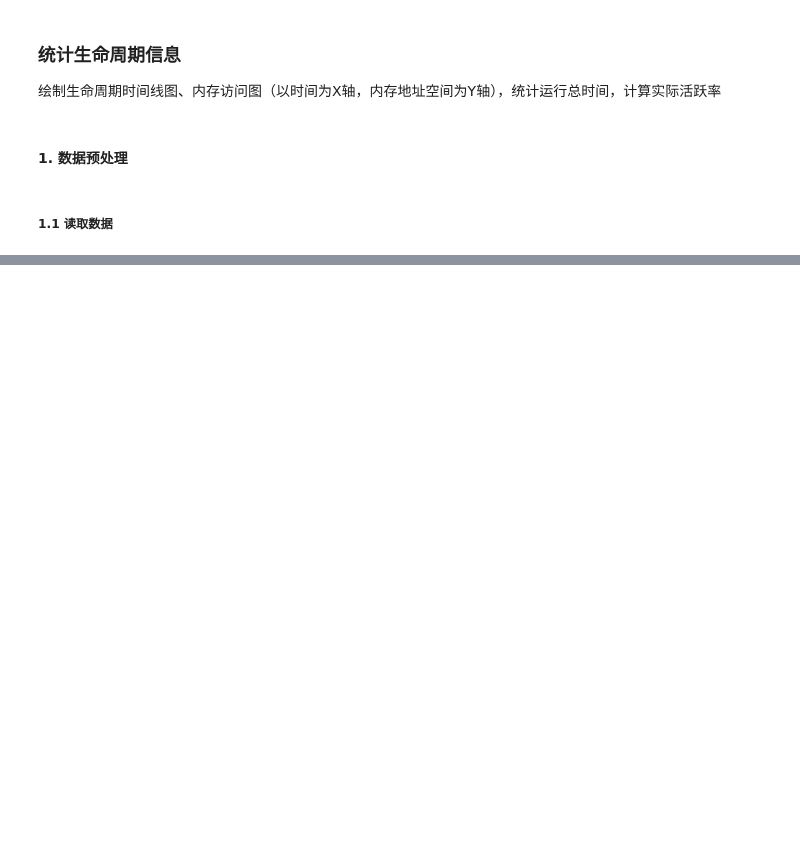
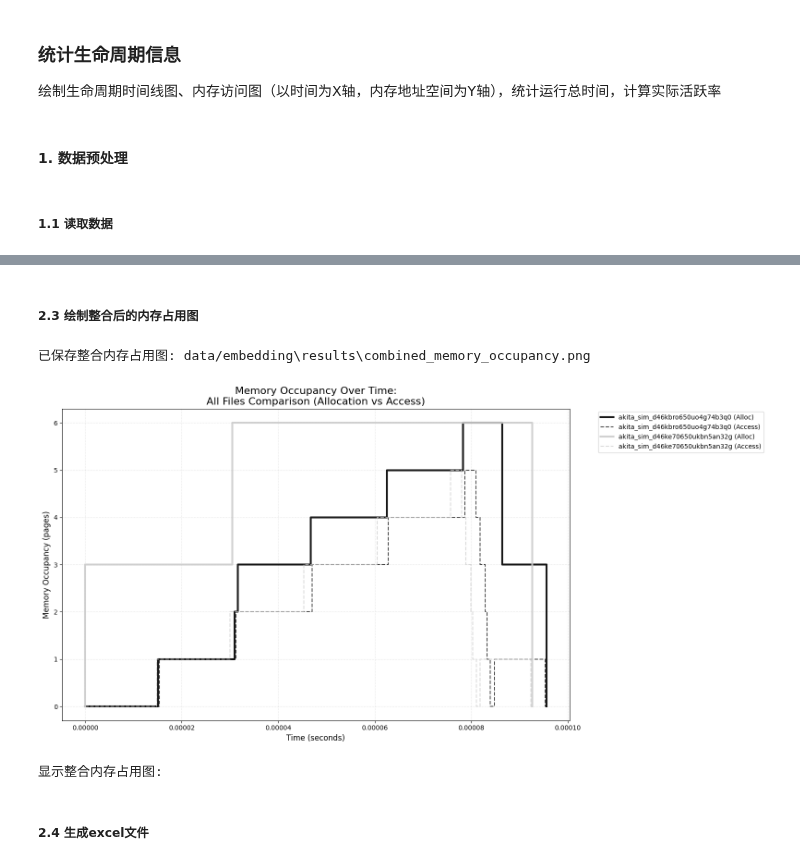
Before and after one commit to jianqiao673/mgpusim, a Jupyter notebook: plot/mem_timeline.ipynb, the cells around one changed output, grey strips where cells are left out. Drawn from its saved outputs; the diff is of its cells as text; code cells hidden in the pictures; blank space fills up the shorter version.

```diff
--- a/plot/mem_timeline.ipynb
+++ b/plot/mem_timeline.ipynb
@@ -603,0 +589,53 @@ plt.show()
+# %% [markdown]
+##### 2.3 绘制整合后的内存占用图
+# %%
+def plot_combined_occupancy_curves(all_curve_data):
+    plt.figure(figsize=(16, 8))
+
+    # 使用光谱颜色映射，确保颜色分布均匀
+    colors = plt.cm.nipy_spectral(np.linspace(0, 1, len(all_curve_data)))
+
+    for i, (alloc_data, access_data, filename) in enumerate(all_curve_data):
+        alloc_times, alloc_usage = alloc_data
+        access_times, access_usage = access_data
+
+        color = colors[i]
+
+        # 绘制分配-释放占用曲线 - 使用较粗的实线
+        plt.step(alloc_times, alloc_usage, where='post',
+                label=f'{filename} (Alloc)', color=color, linewidth=3, alpha=0.9)
+
+        # 绘制访问占用曲线 - 使用较细的虚线
+        plt.step(access_times, access_usage, where='post',
+                label=f'{filename} (Access)', color=color, linewidth=1.5,
+                linestyle='--', alpha=0.7)
+
+    plt.xlabel('Time (seconds)', fontsize=12)
+    plt.ylabel('Memory Occupancy (pages)', fontsize=12)
+    plt.title('Memory Occupancy Over Time:\nAll Files Comparison (Allocation vs Access)', fontsize=16)
+    plt.grid(True, linestyle=':', alpha=0.5)
+    plt.legend(fontsize=10, bbox_to_anchor=(1.05, 1), loc='upper left')
+
+    plt.tight_layout()
+    # 创建结果目录并保存图像到workspace
+    results_dir = os.path.join(workspace_dir, "results")
+    os.makedirs(results_dir, exist_ok=True)
+
+    combined_plot_path = os.path.join(results_dir, 'combined_memory_occupancy.png')
+    plt.savefig(combined_plot_path, dpi=300, bbox_inches='tight')
+
+    print(f"已保存整合内存占用图: {combined_plot_path}")
+    plt.show()
+
+    print("显示整合内存占用图:")
+# %%
+import numpy as np
+# 生成整合的内存占用图 - 在notebook中显示
+if all_memory_data:
+    plot_combined_occupancy_curves(all_curve_data)
+# %% [output]
+已保存整合内存占用图: data/embedding\results\combined_memory_occupancy.png
+[figure, added]
+显示整合内存占用图:
+# %% [markdown]
+##### 2.4 生成excel文件
```
Also changed, not shown: parts of 32 cells of this notebook, 9 other files.
